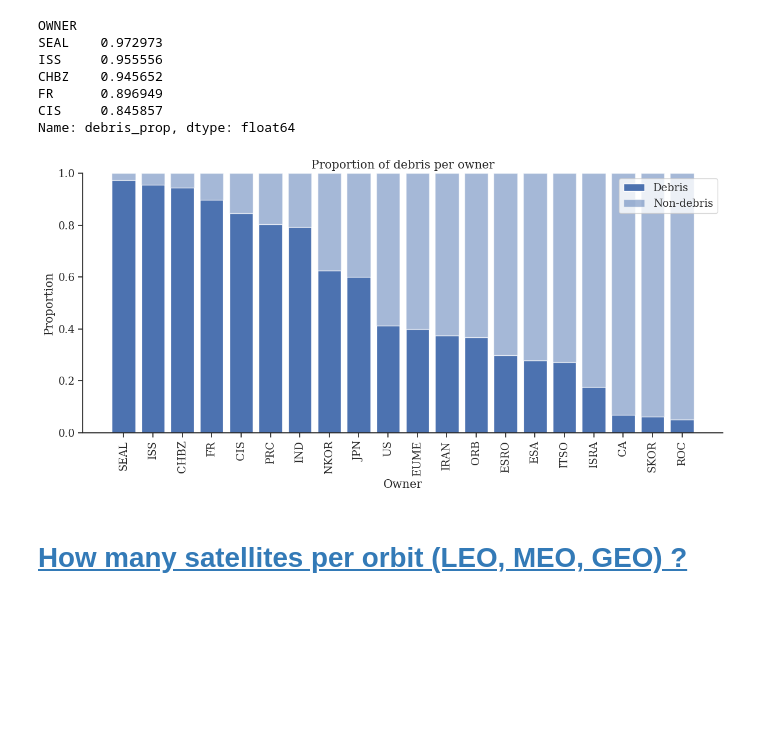
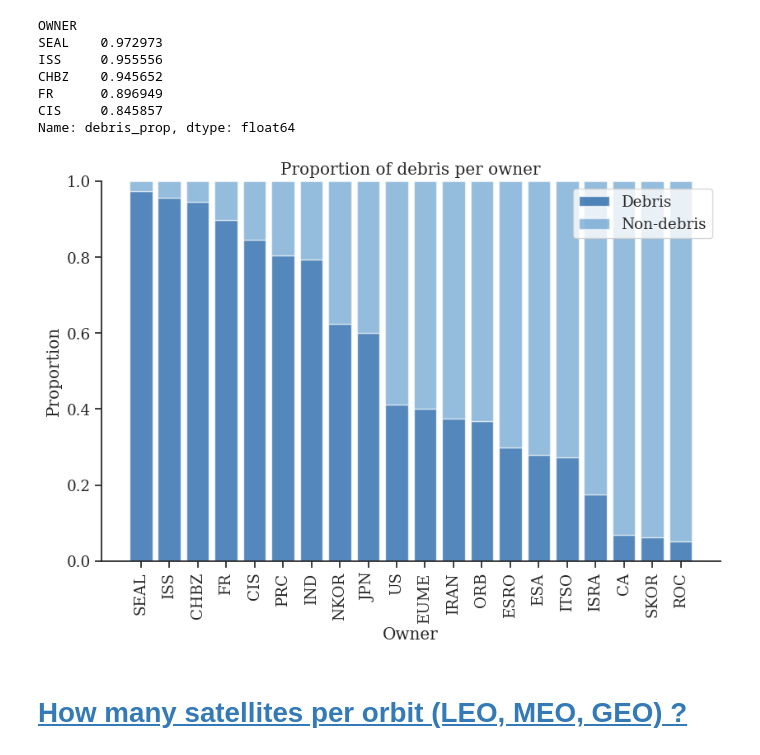
Before and after one commit to com-480-data-visualization/404-OrbitNotFound, a Jupyter notebook: reports/Milestone_1/EDA.ipynb, the cells around one changed output. Cells and saved outputs as stored; diff of their text form; code cells hidden in the pictures; blank space fills up the shorter version.

```diff
--- a/reports/Milestone_1/EDA.ipynb
+++ b/reports/Milestone_1/EDA.ipynb
@@ -24,8 +24,8 @@ from func.helpers import set_size
 np.random.seed(42)
 # %%
 # Set the plots style
-custom_params = {"axes.spines.right": False,"axes.spines.top": False,"figure.figsize": set_size(1300),"font.size": 10}
-sns.set_theme(context='notebook', style='ticks', palette='deep', font='serif', font_scale=1.2, rc=custom_params)
+custom_params = {"axes.spines.right": False,"axes.spines.top": False,"figure.figsize": set_size(700),"font.size": 10}
+sns.set_theme(context='notebook', style='ticks', palette='Blues_r', font='serif', font_scale=1.2, rc=custom_params)
 # %%
 # Load the data
 df = pd.read_csv('https://celestrak.org/pub/satcat.csv')
@@ -134,44 +134,41 @@ FR      0.896949
 CIS     0.845857
 Name: debris_prop, dtype: float64
 # %%
-fig, ax = plt.subplots(figsize=(12, 6))
+fig, ax = plt.subplots()
 
 x = np.arange(len(debris_per_owner))
 debris = debris_per_owner.values
 non_debris = 1 - debris
 
-#sns.set_color_codes("pastel")
 # Partie "débris"
 ax.bar(
     x,
     debris,
-    color="b",
-    label="Debris"
+    label="Debris",
+    alpha=0.7
 )
 
 #sns.set_color_codes("muted")
 # Partie restante jusqu'à 1
 ax.bar(
     x,
     non_debris,
     bottom=debris,
-    color="b",
     label="Non-debris",
     alpha=0.5
 )
 
 ax.set_ylim(0, 1)
 ax.set_xticks(x)
 ax.set_xticklabels(debris_per_owner.index, rotation=90)
 ax.set_xlabel("Owner")
 ax.set_ylabel("Proportion")
 ax.set_title("Proportion of debris per owner")
 ax.legend()
 
-plt.tight_layout()
 plt.savefig("./img/debris_per_owner_bar.png", dpi=300, bbox_inches="tight")
 # %% [output]
-[figure, old version]
+[figure, new version]
 # %% [markdown]
 # <a id='toc4_'></a>[How many satellites per orbit (LEO, MEO, GEO) ?](#toc0_)
 # %%
```
Also changed, not shown: parts of 3 cells of this notebook, 4 other files.
